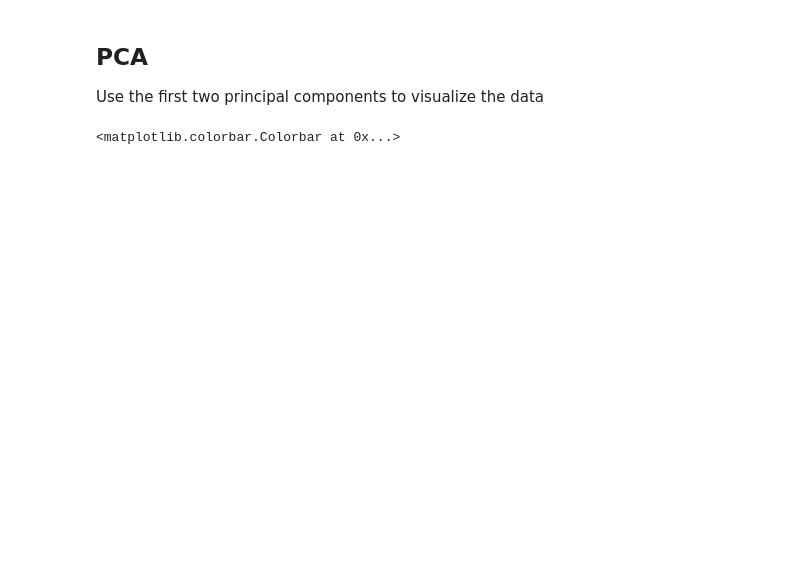
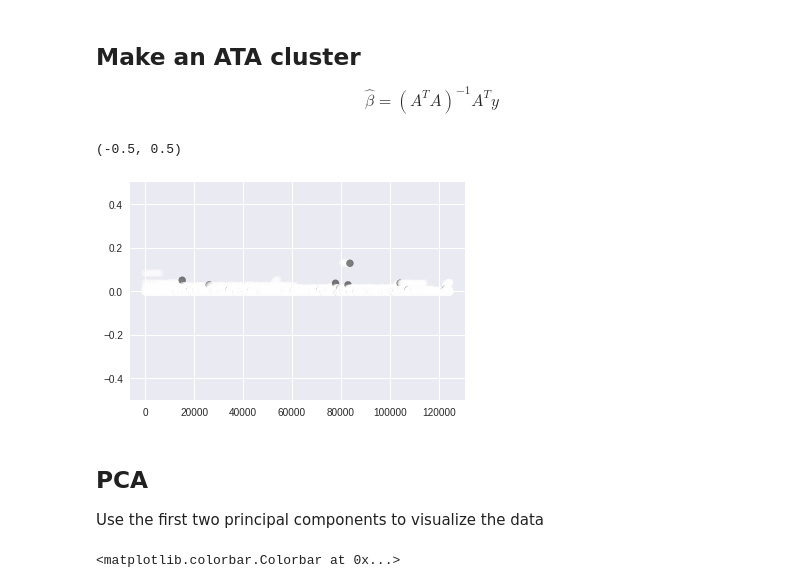
Before and after one commit to josephinemho/tutorials, a Jupyter notebook: 2.eda.ipynb, the cells around one changed output. Saved outputs shown, nothing was run; the diff lists cells and outputs as text; code cells hidden in the pictures; blank space fills up the shorter version.

```diff
--- a/2.eda.ipynb
+++ b/2.eda.ipynb
@@ -25,3 +38,16 @@ target = joblib.load('../work/data/target')
+# %% [markdown]
+## Make an ATA cluster
+$$\hat\beta = (A^TA)^{-1}A^Ty$$
+# %%
+A = features
+ATA = A.T.dot(A)
+beta = inv(ATA).dot(A.T).dot(target)
+indep = range(len(A))
+plt.scatter(indep, A.dot(beta), c=target, alpha=0.5)
+plt.ylim(-.5,.5)
+# %% [output]
+(-0.5, 0.5)
+[figure, added]
 # %% [markdown]
 ## PCA
 Use the first two principal components to visualize the data
```
Also changed, not shown: parts of 12 cells of this notebook, 2 other files.
